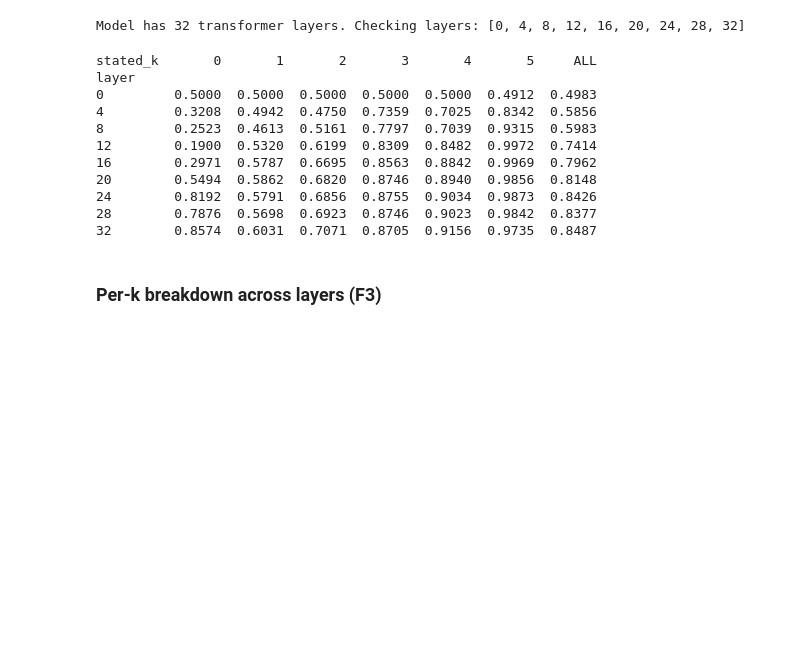
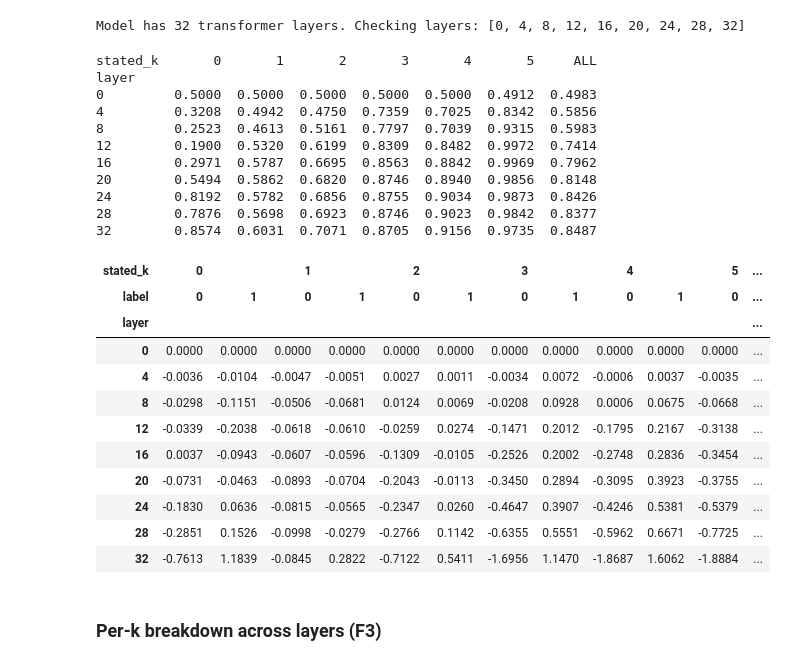
Before and after one commit to boracandan/Algoverse_Truth_Directions_Research, a Jupyter notebook: validation_code/check_trivial_cases_all_or_none_correct.ipynb, the cells around one changed output. Saved outputs shown, nothing was run; the diff lists cells and outputs as text; code cells hidden in the pictures; blank space fills up the shorter version.

```diff
--- a/validation_code/check_trivial_cases_all_or_none_correct.ipynb
+++ b/validation_code/check_trivial_cases_all_or_none_correct.ipynb
@@ -282,39 +282,66 @@ F4_test_multilayer = generate_activations_multilayer(model, F4_test["statement"]
 # %% [output]
 Model has 32 transformer layers. Checking layers: [0, 4, 8, 12, 16, 20, 24, 28, 32]
 # %%
-results = []
+results_AUROC = []
+results_logit = []
 
 for layer in LAYERS_TO_CHECK:
     probe, train_mean, overall_auroc, test_logits = train_probe_pytorch_with_logits(
         (F4_train_multilayer[layer], F4_test_multilayer[layer]),
         (F4_train["label"], F4_test["label"])
     )
 
     tmp = F4_test[["stated_k", "label"]].copy()
     tmp["pred_logit"] = test_logits
 
     for k, group in tmp.groupby("stated_k"):
         k_auroc = roc_auc_score(group["label"], group["pred_logit"])
-        results.append({"layer": layer, "stated_k": k, "n": len(group), "auroc": k_auroc})
+        results_AUROC.append({"layer": layer, "stated_k": k, "n": len(group), "auroc": k_auroc})
 
-    results.append({"layer": layer, "stated_k": "ALL", "n": len(tmp), "auroc": overall_auroc})
+    results_AUROC.append({"layer": layer, "stated_k": "ALL", "n": len(tmp), "auroc": overall_auroc})
 
-results_df = pd.DataFrame(results)
-pivot = results_df.pivot(index="layer", columns="stated_k", values="auroc")
+    for (k, label), group in tmp.groupby(["stated_k", "label"]):
+        results_logit.append({
+            "layer": layer,
+            "stated_k": k,
+            "label": label,
+            "n": len(group),
+            "mean_logit": group["pred_logit"].mean(),
+            "std_logit": group["pred_logit"].std(),
+        })
+
+
+results_df_AUROC = pd.DataFrame(results_AUROC)
+pivot = results_df_AUROC.pivot(index="layer", columns="stated_k", values="auroc")
 pivot = pivot[[0, 1, 2, 3, 4, 5, "ALL"]]
 print(pivot.round(4))
+
+results_df_logit = pd.DataFrame(results_logit)
+display(results_df_logit.pivot_table(index="layer", columns=["stated_k", "label"], values="mean_logit").round(4))
 # %% [output]
 stated_k       0       1       2       3       4       5     ALL
 layer
 0         0.5000  0.5000  0.5000  0.5000  0.5000  0.4912  0.4983
 4         0.3208  0.4942  0.4750  0.7359  0.7025  0.8342  0.5856
 8         0.2523  0.4613  0.5161  0.7797  0.7039  0.9315  0.5983
 12        0.1900  0.5320  0.6199  0.8309  0.8482  0.9972  0.7414
 16        0.2971  0.5787  0.6695  0.8563  0.8842  0.9969  0.7962
 20        0.5494  0.5862  0.6820  0.8746  0.8940  0.9856  0.8148
-24        0.8192  0.5791  0.6856  0.8755  0.9034  0.9873  0.8426
+24        0.8192  0.5782  0.6856  0.8755  0.9034  0.9873  0.8426
 28        0.7876  0.5698  0.6923  0.8746  0.9023  0.9842  0.8377
 32        0.8574  0.6031  0.7071  0.8705  0.9156  0.9735  0.8487
+| stated_k | 0 |  | 1 |  | 2 |  | 3 |  | 4 |  | 5 | ... |
+| label | 0 | 1 | 0 | 1 | 0 | 1 | 0 | 1 | 0 | 1 | 0 | ... |
+| layer |  |  |  |  |  |  |  |  |  |  |  | ... |
+| 0 | 0.0000 | 0.0000 | 0.0000 | 0.0000 | 0.0000 | 0.0000 | 0.0000 | 0.0000 | 0.0000 | 0.0000 | 0.0000 | ... |
+| 4 | -0.0036 | -0.0104 | -0.0047 | -0.0051 | 0.0027 | 0.0011 | -0.0034 | 0.0072 | -0.0006 | 0.0037 | -0.0035 | ... |
+| 8 | -0.0298 | -0.1151 | -0.0506 | -0.0681 | 0.0124 | 0.0069 | -0.0208 | 0.0928 | 0.0006 | 0.0675 | -0.0668 | ... |
+| 12 | -0.0339 | -0.2038 | -0.0618 | -0.0610 | -0.0259 | 0.0274 | -0.1471 | 0.2012 | -0.1795 | 0.2167 | -0.3138 | ... |
+| 16 | 0.0037 | -0.0943 | -0.0607 | -0.0596 | -0.1309 | -0.0105 | -0.2526 | 0.2002 | -0.2748 | 0.2836 | -0.3454 | ... |
+| 20 | -0.0731 | -0.0463 | -0.0893 | -0.0704 | -0.2043 | -0.0113 | -0.3450 | 0.2894 | -0.3095 | 0.3923 | -0.3755 | ... |
+| 24 | -0.1830 | 0.0636 | -0.0815 | -0.0565 | -0.2347 | 0.0260 | -0.4647 | 0.3907 | -0.4246 | 0.5381 | -0.5379 | ... |
+| 28 | -0.2851 | 0.1526 | -0.0998 | -0.0279 | -0.2766 | 0.1142 | -0.6355 | 0.5551 | -0.5962 | 0.6671 | -0.7725 | ... |
+| 32 | -0.7613 | 1.1839 | -0.0845 | 0.2822 | -0.7122 | 0.5411 | -1.6956 | 1.1470 | -1.8687 | 1.6062 | -1.8884 | ... |
 # %% [markdown]
 ### Per-k breakdown across layers (F3)
 # %%
```
Also changed, not shown: parts of 1 cell of this notebook.
